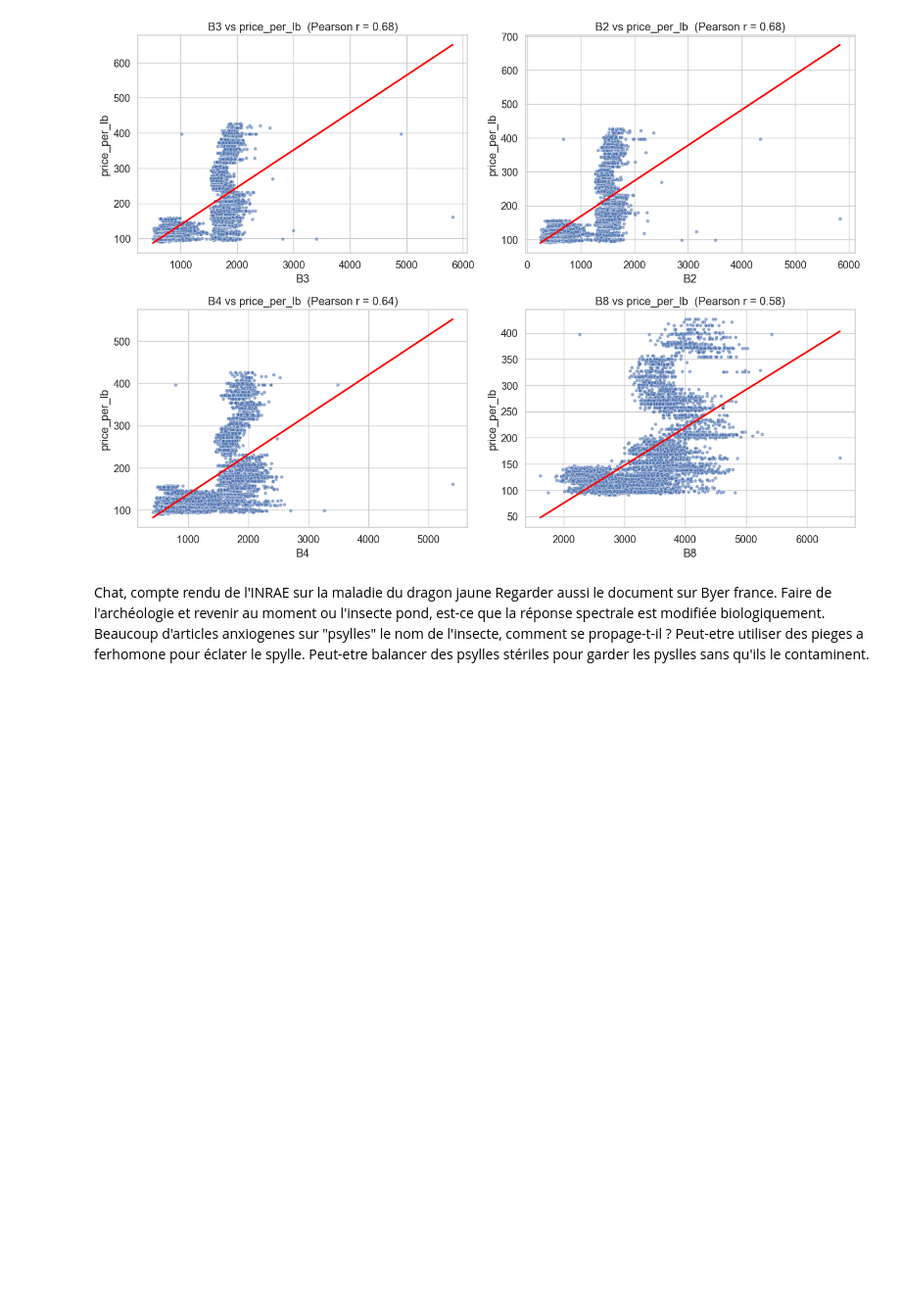
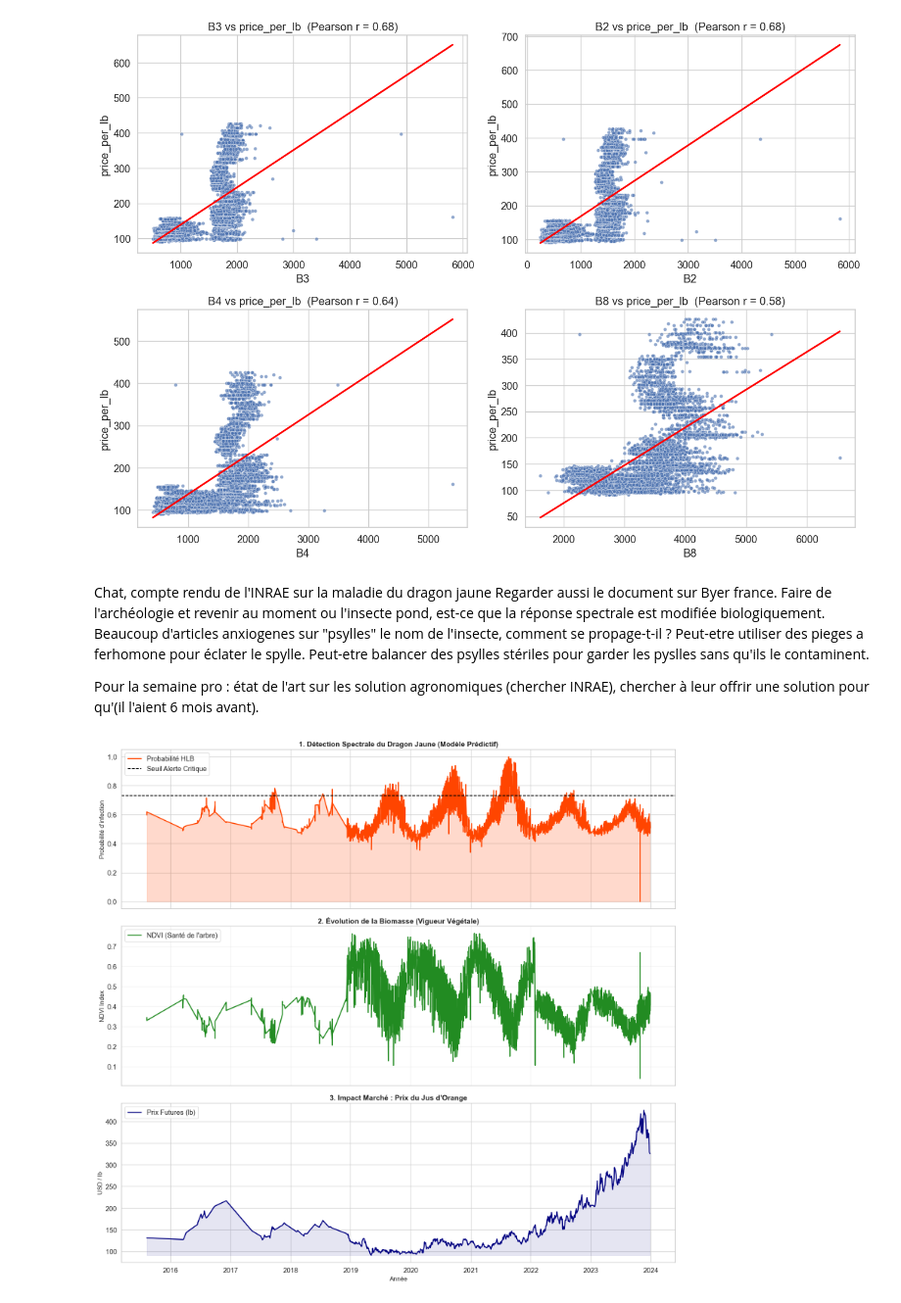
Before and after one commit to zomboky/PMI, a Jupyter notebook: sort_data.ipynb, the cells around one changed output. Shown at 98% size. Saved outputs shown, nothing was run; the diff lists cells and outputs as text; code cells hidden in the pictures; blank space fills up the shorter version.

```diff
--- a/sort_data.ipynb
+++ b/sort_data.ipynb
@@ -511,3 +511,37 @@ Regarder aussi le document sur Byer france.
 Faire de l'archéologie et revenir au moment ou l'insecte pond, est-ce que la réponse spectrale est modifiée biologiquement. Beaucoup d'articles anxiogenes sur "psylles" le nom de l'insecte, comment se propage-t-il ?
 Peut-etre utiliser des pieges a ferhomone pour éclater le spylle.
 Peut-etre balancer des psylles stériles pour garder les pyslles sans qu'ils le contaminent.
+
+Pour la semaine pro : état de l'art sur les solution agronomiques (chercher INRAE), chercher à leur offrir une solution pour qu'(il l'aient 6 mois avant).
+# %%
+
+fig, (ax1, ax2, ax3) = plt.subplots(3, 1, figsize=(16, 15), sharex=True)
+
+
+ax1.plot(df_merged['datetime'], df_merged['HLB_Risk_Score'], color='orangered', linewidth=2, label='Probabilité HLB')
+ax1.fill_between(df_merged['datetime'], 0, df_merged['HLB_Risk_Score'], color='orangered', alpha=0.2)
+ax1.axhline(y=df_merged['HLB_Risk_Score'].quantile(0.90), color='black', linestyle='--', label='Seuil Alerte Critique')
+ax1.set_ylabel('Probabilité d\'infection', fontsize=12)
+ax1.set_title('1. Détection Spectrale du Dragon Jaune (Modèle Prédictif)', fontsize=14, fontweight='bold')
+ax1.legend(loc='upper left')
+
+
+ax2.plot(df_merged['datetime'], df_merged['NDVI'], color='forestgreen', linewidth=2, label='NDVI (Santé de l\'arbre)')
+ax2.set_ylabel('NDVI Index', fontsize=12)
+ax2.set_title('2. Évolution de la Biomasse (Vigueur Végétale)', fontsize=14, fontweight='bold')
+ax2.grid(True, alpha=0.3)
+ax2.legend(loc='upper left')
+
+
+ax3.plot(df_merged['datetime'], df_merged['price_per_lb'], color='navy', linewidth=2, label='Prix Futures (lb)')
+ax3.set_ylabel('USD / lb', fontsize=12)
+ax3.set_xlabel('Année', fontsize=12)
+ax3.set_title('3. Impact Marché : Prix du Jus d\'Orange', fontsize=14, fontweight='bold')
+ax3.fill_between(df_merged['datetime'], df_merged['price_per_lb'].min(), df_merged['price_per_lb'], color='navy', alpha=0.1)
+ax3.legend(loc='upper left')
+
+
+plt.tight_layout()
+plt.show()
+# %% [output]
+[figure, added]
```
Also changed, not shown: parts of 3 cells of this notebook.
